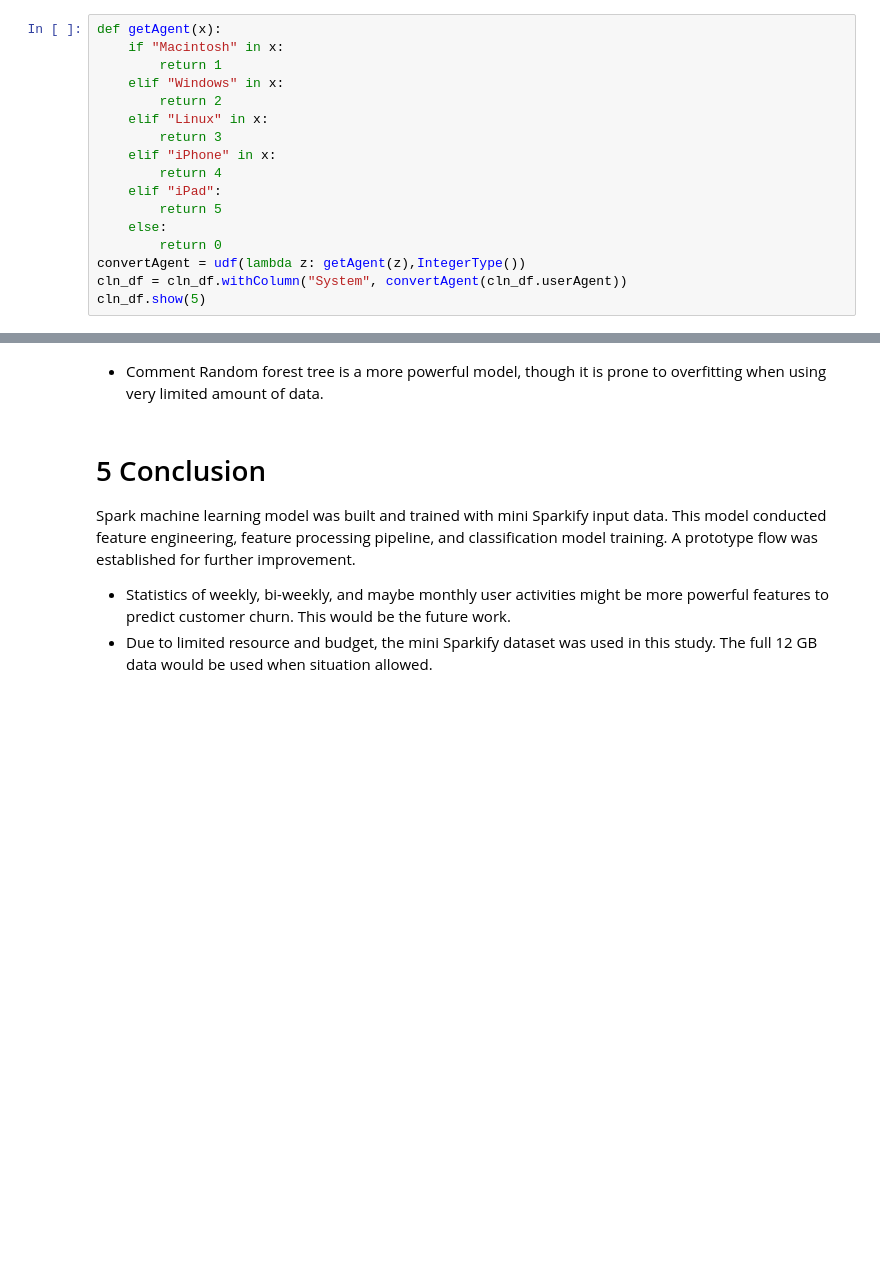
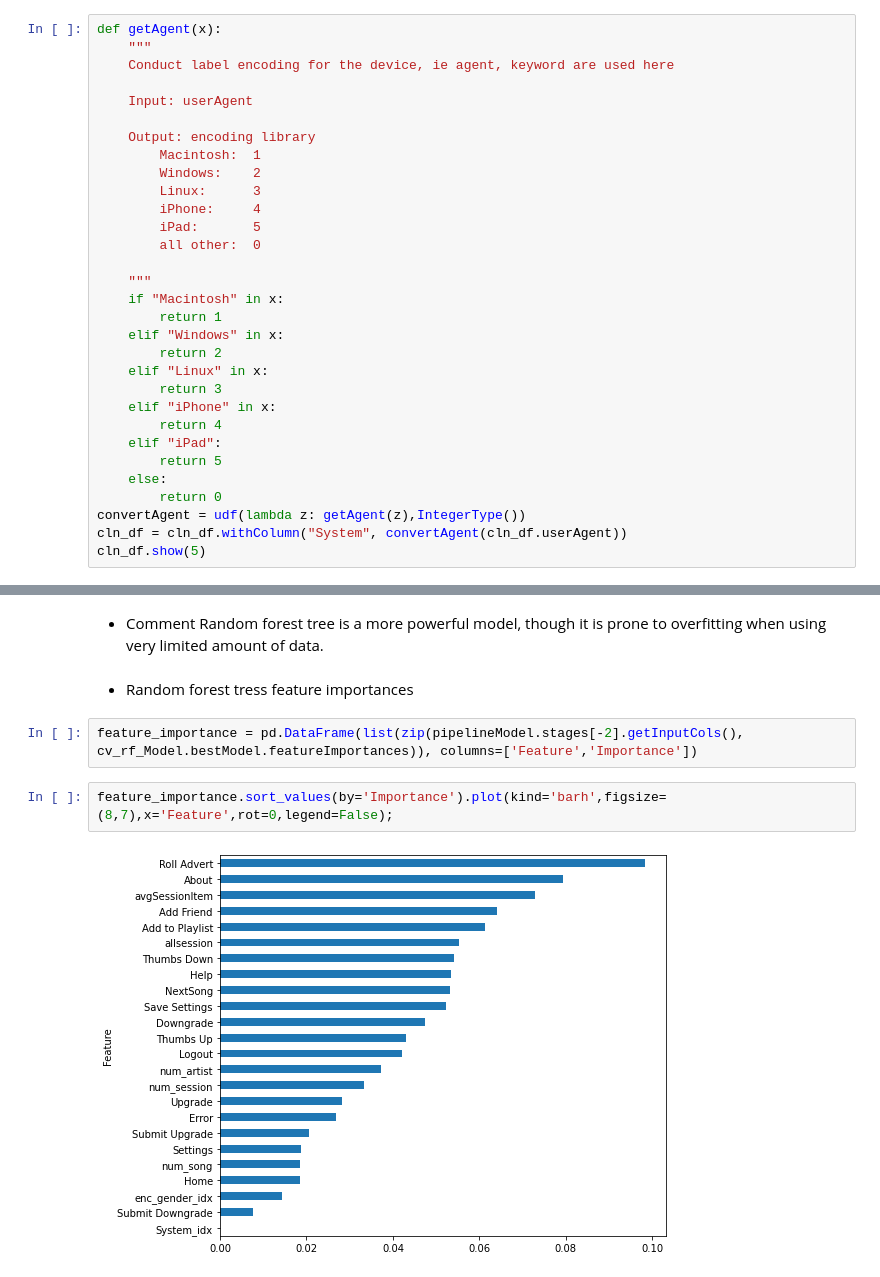
Before and after one commit to l0latgithub/sparkify_churn, a Jupyter notebook: Sparkify_churn.ipynb, the cells around one changed output, grey strips where cells are left out. Saved outputs shown, nothing was run; the diff lists cells and outputs as text; blank space fills up the shorter version.

```diff
--- a/Sparkify_churn.ipynb
+++ b/Sparkify_churn.ipynb
@@ -314,6 +336,20 @@ cln_df.show(5)
 only showing top 5 rows
 # %%
 def getAgent(x):
+    """
+    Conduct label encoding for the device, ie agent, keyword are used here
+
+    Input: userAgent
+
+    Output: encoding library
+        Macintosh:  1
+        Windows:    2
+        Linux:      3
+        iPhone:     4
+        iPad:       5
+        all other:  0
+
+    """
     if "Macintosh" in x:
         return 1
     elif "Windows" in x:
@@ -719,10 +771,11 @@ plt.show()
 # %% [markdown]
 * Comment
 Random forest tree is a more powerful model, though it is prone to overfitting when using very limited amount of data.
-# %% [markdown]
-# 5 Conclusion
-
-Spark machine learning model was built and trained with mini Sparkify input data. This model conducted feature engineering, feature processing pipeline, and classification model training. A prototype flow was established for further improvement.
-
-* Statistics of weekly, bi-weekly, and maybe monthly user activities might be more powerful features to predict customer churn. This would be the future work.
-* Due to limited resource and budget, the mini Sparkify dataset was used in this study. The full 12 GB data would be used when situation allowed.
+# %% [markdown]
+* Random forest tress feature importances
+# %%
+feature_importance = pd.DataFrame(list(zip(pipelineModel.stages[-2].getInputCols(), cv_rf_Model.bestModel.featureImportances)), columns=['Feature','Importance'])
+# %%
+feature_importance.sort_values(by='Importance').plot(kind='barh',figsize=(8,7),x='Feature',rot=0,legend=False);
+# %% [output]
+[figure, added]
```
Also changed, not shown: parts of 19 cells of this notebook.
